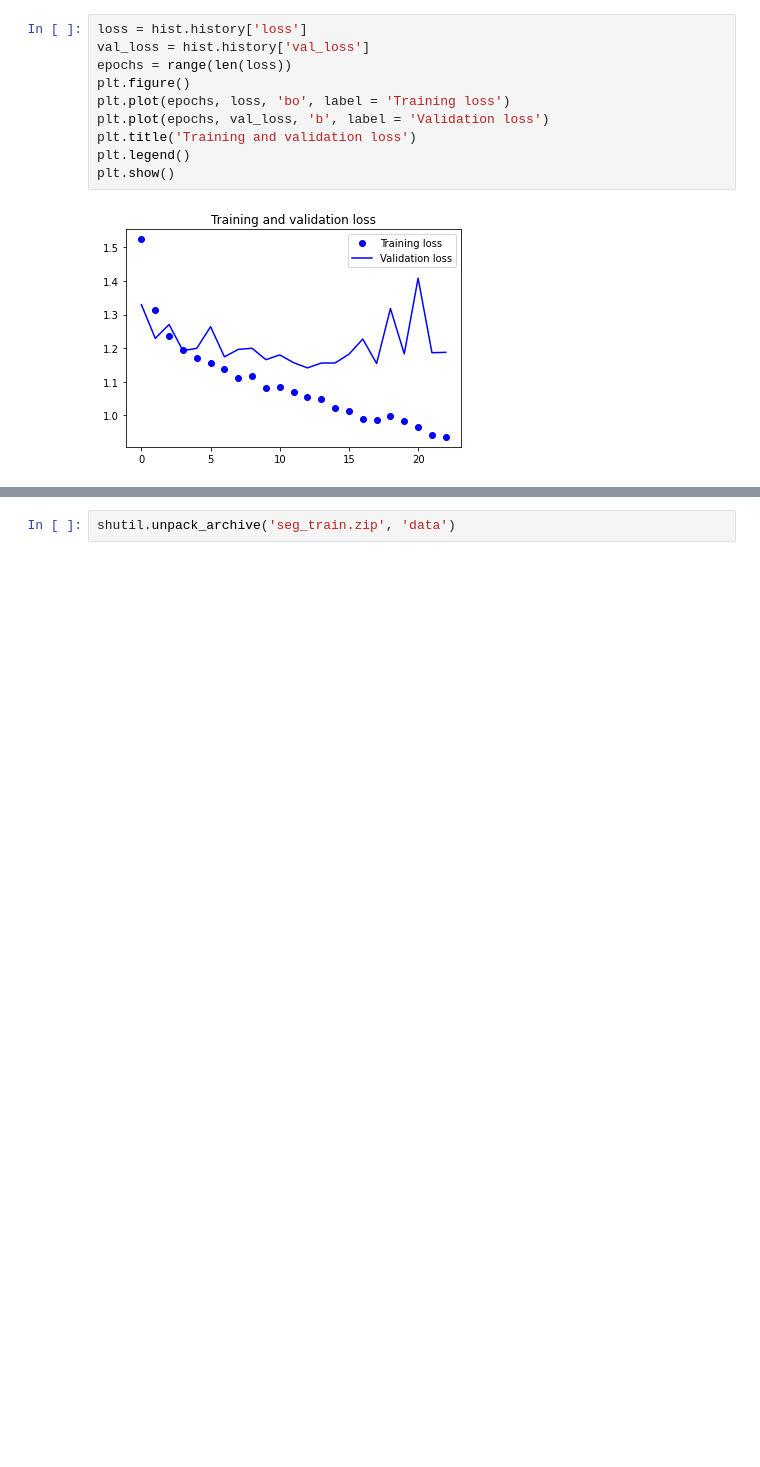
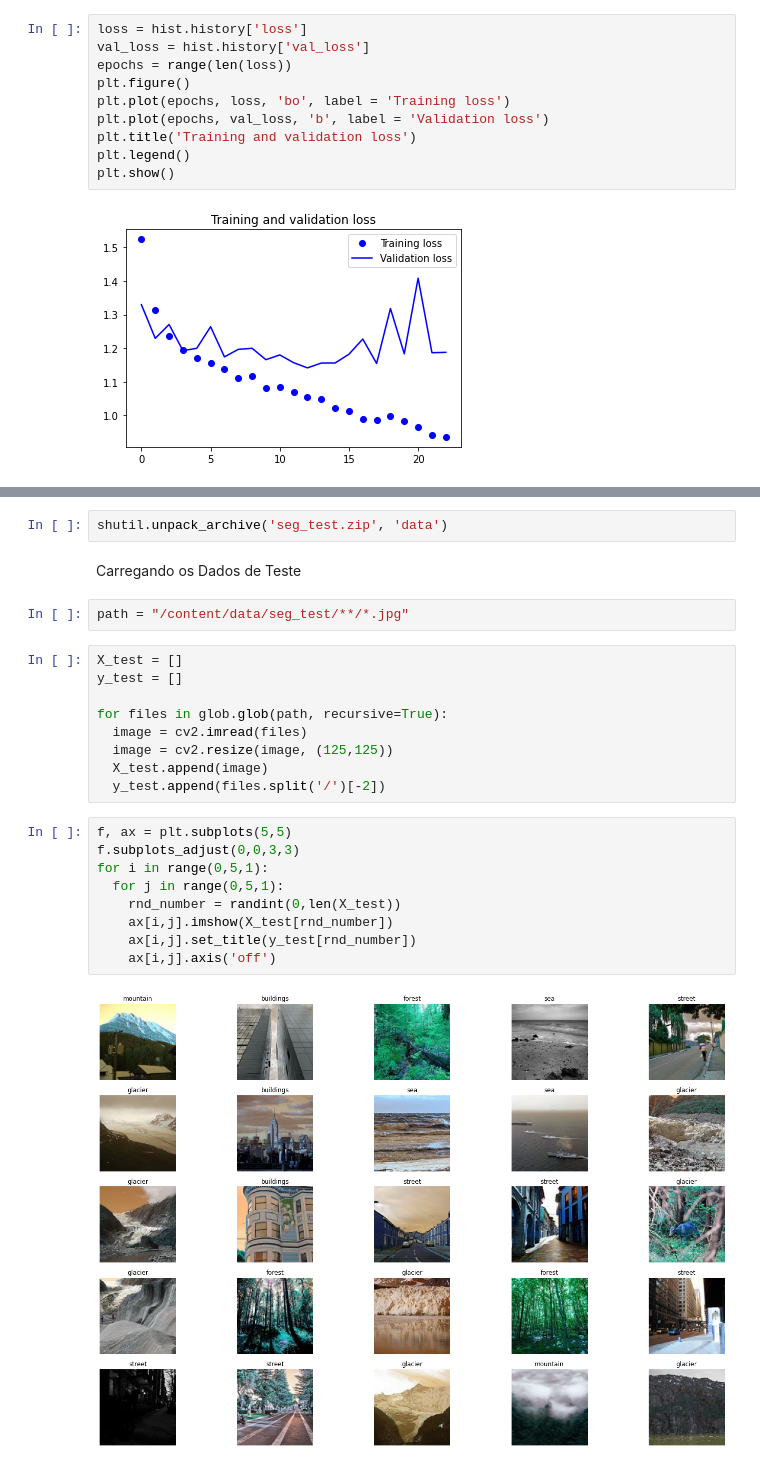
Before and after one commit to hugoplm/santander-coders, a Jupyter notebook: 4_Exercicio_DeepLearning_Paissagem/DL_Paissagem_Modelo3_Hugo.ipynb, the cells around one changed output, grey strips where cells are left out. Cells and saved outputs as stored; diff of their text form; blank space fills up the shorter version.

Commit message:
updated with test data analysis

```diff
--- a/4_Exercicio_DeepLearning_Paissagem/DL_Paissagem_Modelo3_Hugo.ipynb
+++ b/4_Exercicio_DeepLearning_Paissagem/DL_Paissagem_Modelo3_Hugo.ipynb
@@ -180,2 +182,26 @@ plt.show()
 # %%
-shutil.unpack_archive('seg_train.zip', 'data')
+shutil.unpack_archive('seg_test.zip', 'data')
+# %% [markdown]
+Carregando os Dados de Teste
+# %%
+path = "/content/data/seg_test/**/*.jpg"
+# %%
+X_test = []
+y_test = []
+
+for files in glob.glob(path, recursive=True):
+  image = cv2.imread(files)
+  image = cv2.resize(image, (125,125))
+  X_test.append(image)
+  y_test.append(files.split('/')[-2])
+# %%
+f, ax = plt.subplots(5,5)
+f.subplots_adjust(0,0,3,3)
+for i in range(0,5,1):
+  for j in range(0,5,1):
+    rnd_number = randint(0,len(X_test))
+    ax[i,j].imshow(X_test[rnd_number])
+    ax[i,j].set_title(y_test[rnd_number])
+    ax[i,j].axis('off')
+# %% [output]
+[figure, added]
```
Also changed, not shown: parts of 10 cells of this notebook.
